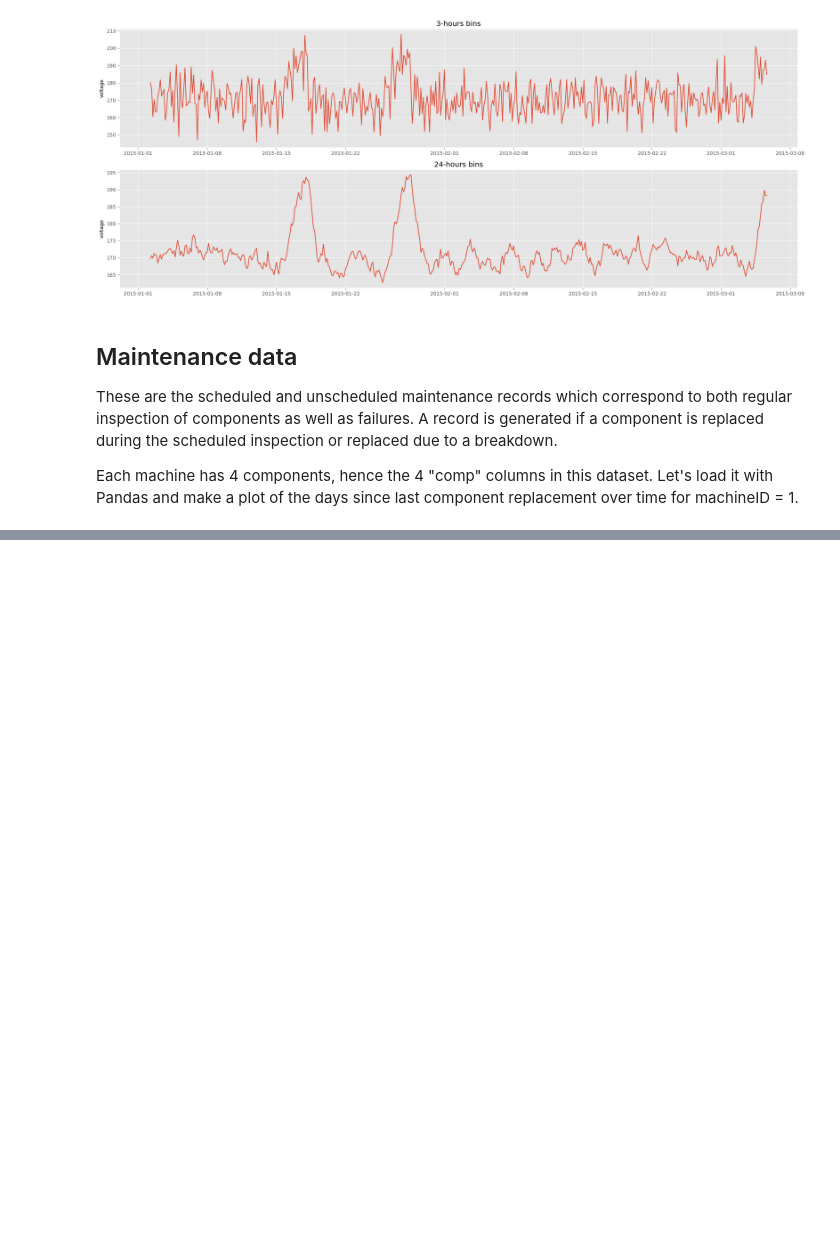
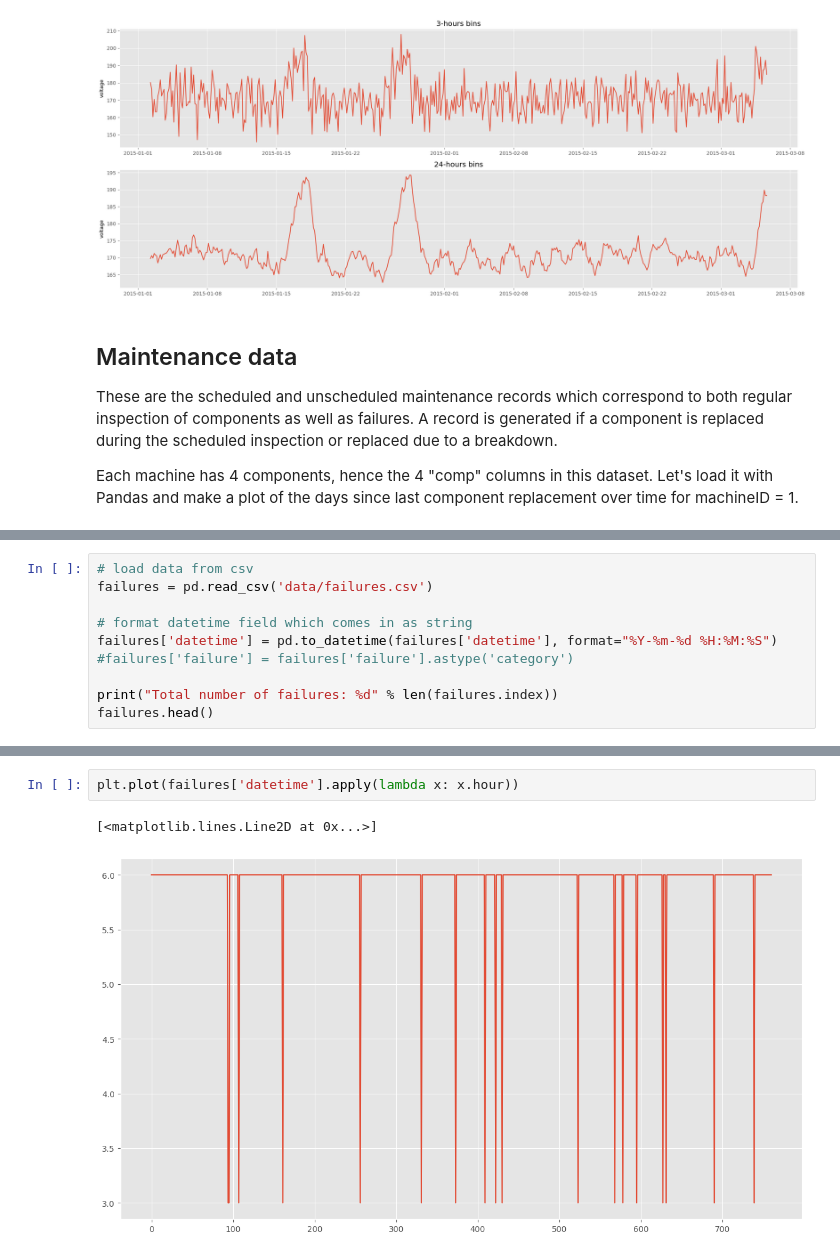
Before and after one commit to gpanagioto/-mbml-predictive-maintenance, a Jupyter notebook: milestone.ipynb, the cells around one changed output, grey strips where cells are left out. Cells and saved outputs as stored; diff of their text form; blank space fills up the shorter version.

```diff
--- a/milestone.ipynb
+++ b/milestone.ipynb
@@ -117,0 +213,10 @@ plt.show()
+# %%
+# load data from csv
+failures = pd.read_csv('data/failures.csv')
+
+# format datetime field which comes in as string
+failures['datetime'] = pd.to_datetime(failures['datetime'], format="%Y-%m-%d %H:%M:%S")
+#failures['failure'] = failures['failure'].astype('category')
+
+print("Total number of failures: %d" % len(failures.index))
+failures.head()
@@ -117,0 +231,5 @@ plt.show()
+# %%
+plt.plot(failures['datetime'].apply(lambda x: x.hour))
+# %% [output]
+[<matplotlib.lines.Line2D at 0x...>]
+[figure, added]
```
Also changed, not shown: parts of 34 cells of this notebook.
